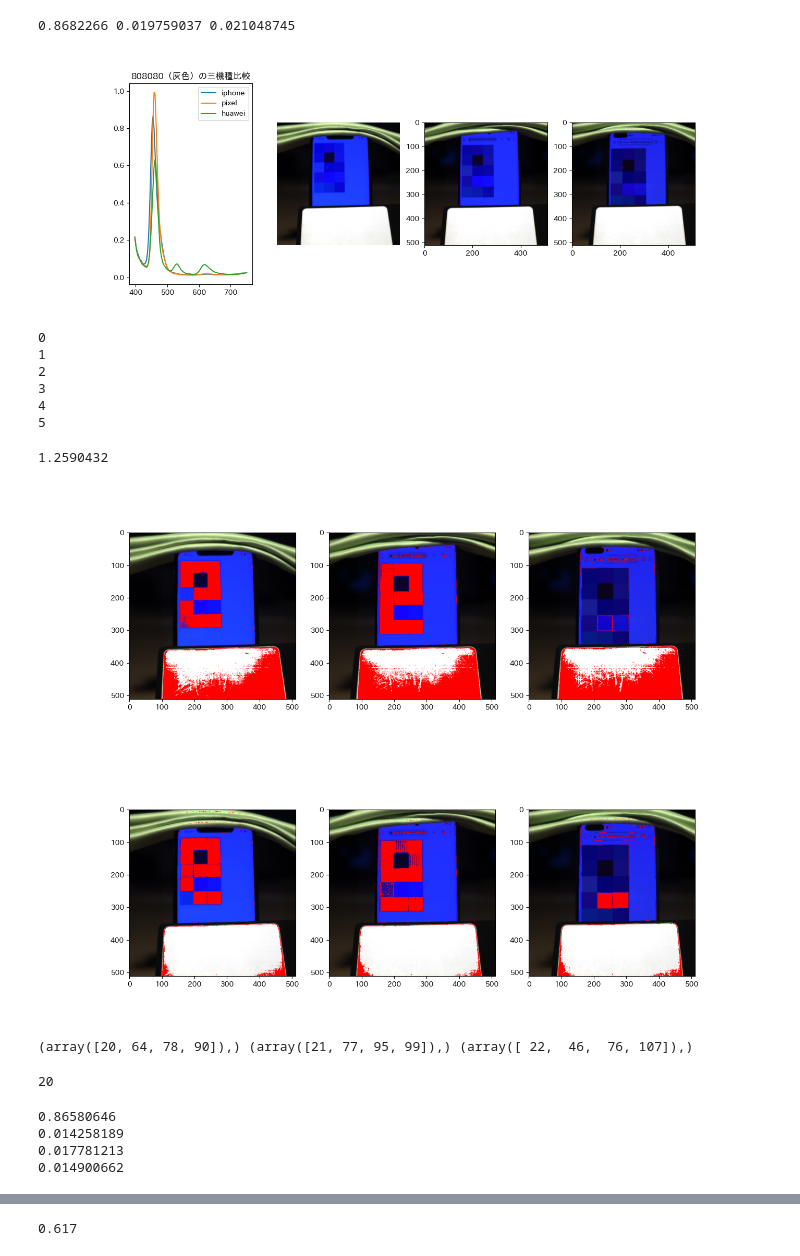
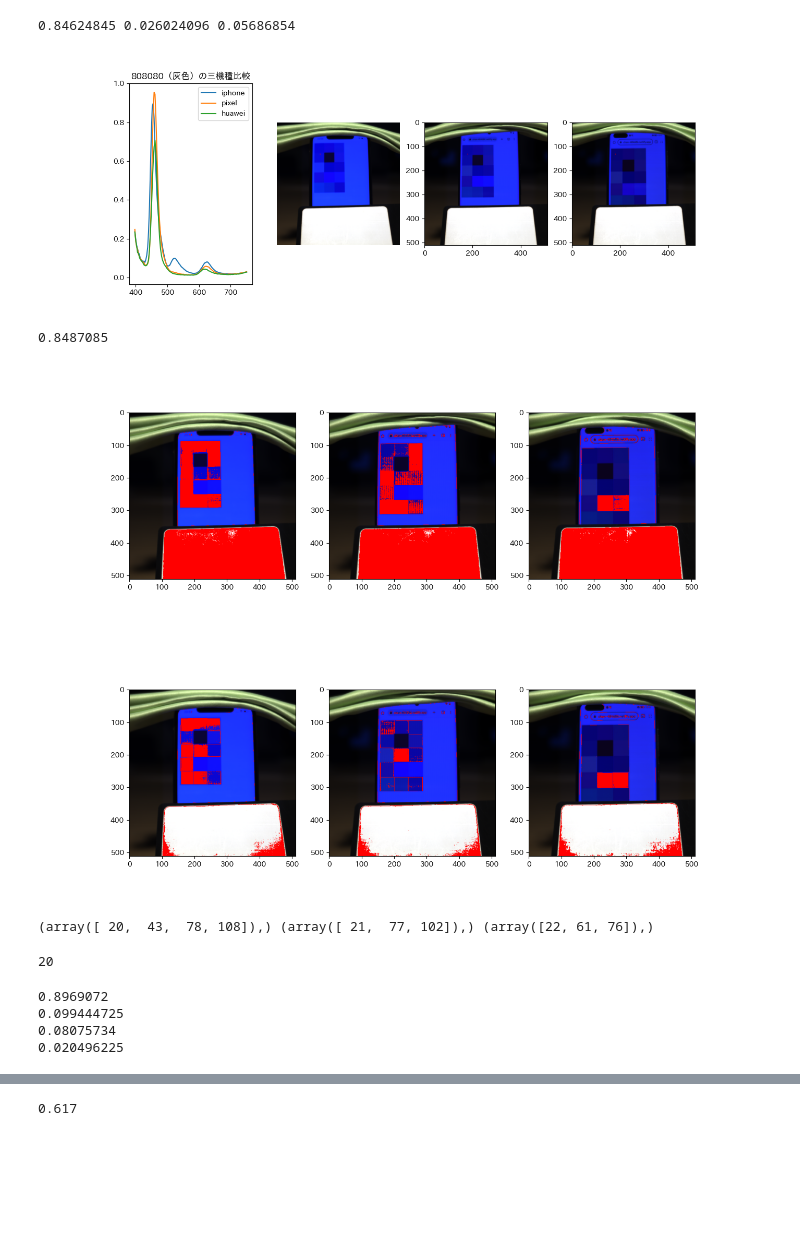
Before and after one commit to atuya0726/display_authentication, a Jupyter notebook: workspace/implement/blue_200_stegano.ipynb, the cells around one changed output, grey strips where cells are left out. Saved outputs shown, nothing was run; the diff lists cells and outputs as text; code cells hidden in the pictures; blank space fills up the shorter version.

```diff
--- a/workspace/implement/blue_200_stegano.ipynb
+++ b/workspace/implement/blue_200_stegano.ipynb
@@ -55,6 +43,6 @@ spec_img_i
 # %%
-pixel_x = 210 # X座標
-pixel_y = 190  # Y座標
+pixel_x = 180 # X座標
+pixel_y = 133# Y座標
 color = (255, 0, 0)  # 色(RGB値)
 
 dots=[-1,0,1]
@@ -99,17 +87,7 @@ mplcursors.cursor(hover=True)
 
 plt.show()
 # %% [output]
-0.8682266 0.019759037 0.021048745
+0.84624845 0.026024096 0.05686854
-[figure, old version]
+[figure, new version]
-# %%
-for i in range(6):
-    print(i)
-# %% [output]
-0
-1
-2
-3
-4
-5
 # %%
 def correction_i(x,y):
@@ -208,14 +221,14 @@ def correction_h(x,y):
 
     return correction_value
 # %%
-spec_img_h.read_pixel(180,133)[20]
+spec_img_p.read_pixel(511-180,133)[20]
 # %% [output]
-1.2590432
+0.8487085
 # %%
 color = (255,0,0)
 image_i = Image.open(IMG_PATH_iphone)
-std = 0.09
-base = 0.922
+std = 0.1
+base = 0.971
 LOWER = base - std
 UPPER = base + std
 
@@ -224,46 +237,46 @@ for i in range(512):
     for j in range(512):
         blue_i = spec_img_i.read_pixel(511-i,j)[20]
         if LOWER < blue_i and blue_i < UPPER:
             image_i.putpixel((i, j), color)
 
 image_p = Image.open(IMG_PATH_pixel)
 for i in range(512):
     for j in range(512):
         blue_p = spec_img_p.read_pixel(511-i,j)[20]
         if LOWER < blue_p and blue_p < UPPER:
             image_p.putpixel((i, j), color)
 
 
 image_h = Image.open(IMG_PATH_huawei)
 for i in range(512):
     for j in range(512):
         blue_h = spec_img_h.read_pixel(511-i,j)[20]
         if LOWER < blue_h and blue_h < UPPER:
             image_h.putpixel((i, j), color)
 
 fig2 = plt.figure(figsize = (14,5))
 _ax1 = fig2.add_subplot(1,3,1)
 _ax2 = fig2.add_subplot(1,3,2)
 _ax3 = fig2.add_subplot(1,3,3)
 
 _ax1.imshow(image_i)
 _ax2.imshow(image_p)
 _ax3.imshow(image_h)
 plt.show()
 # %% [output]
-[figure, old version]
+[figure, new version]
 # %%
 color = (255,0,0)
 image_i = Image.open(IMG_PATH_iphone)
-std = 0.09
-base = 0.842
+std = 0.06
+base = 0.889
 LOWER = base - std
 UPPER = base + std
 
 
 for i in range(512):
     for j in range(512):
-        correction_value = correction_i(i,j)
+        correction_value = correction_i_unit(i,j)
         blue_i = spec_img_i.read_pixel(511-i,j)[20]
         blue_i -= correction_value
         if LOWER < blue_i and blue_i < UPPER:
@@ -298,14 +311,14 @@ _ax2.imshow(image_p)
 _ax3.imshow(image_h)
 plt.show()
 # %% [output]
-[figure, old version]
+[figure, new version]
 # %%
 ex_max_i=argrelmax(y_i,order=3)
 ex_max_p = argrelmax(y_p,order=3)
 ex_max_h = argrelmax(y_h,order=3)
 print(ex_max_i,ex_max_p,ex_max_h)
 # %% [output]
-(array([20, 64, 78, 90]),) (array([21, 77, 95, 99]),) (array([ 22,  46,  76, 107]),)
+(array([ 20,  43,  78, 108]),) (array([ 21,  77, 102]),) (array([22, 61, 76]),)
 # %%
 ex_max_i[0][0]
 # %% [output]
@@ -314,10 +327,10 @@ ex_max_i[0][0]
 for elem in ex_max_i[0]:
     print(y_i[elem])
 # %% [output]
-0.86580646
-0.014258189
-0.017781213
-0.014900662
+0.8969072
+0.099444725
+0.08075734
+0.020496225
 # %%
 for i in ex_max_p[0]:
     print(y_p[i])
```
Also changed, not shown: parts of 8 cells of this notebook, 14 other files.
